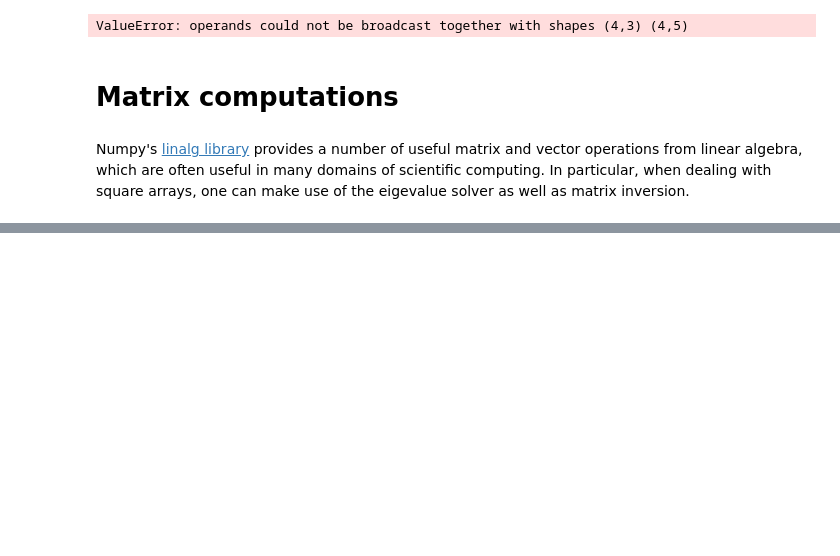
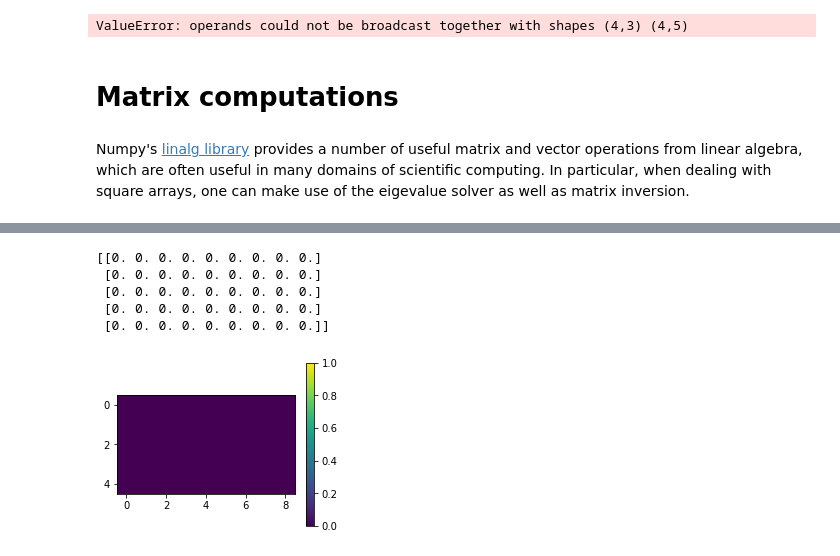
Before and after one commit to ABlessingFromTheLord/Vertiefungspraktika, a Jupyter notebook: Day 02/2 Numpy Introduction.ipynb, the cells around one changed output, grey strips where cells are left out. Cells and saved outputs as stored; diff of their text form; code cells hidden in the pictures; blank space fills up the shorter version.

```diff
--- a/Day 02/2 Numpy Introduction.ipynb
+++ b/Day 02/2 Numpy Introduction.ipynb
@@ -289,0 +473,13 @@ np.linalg.inv(arr_sym)
+# %%
+# QN 03
+b = np.zeros((5, 9))
+b[1:1] = 0
+
+show_matrix(b)
+# %% [output]
+[[0. 0. 0. 0. 0. 0. 0. 0. 0.]
+ [0. 0. 0. 0. 0. 0. 0. 0. 0.]
+ [0. 0. 0. 0. 0. 0. 0. 0. 0.]
+ [0. 0. 0. 0. 0. 0. 0. 0. 0.]
+ [0. 0. 0. 0. 0. 0. 0. 0. 0.]]
+[figure, added]
```
Also changed, not shown: parts of 34 cells of this notebook.
